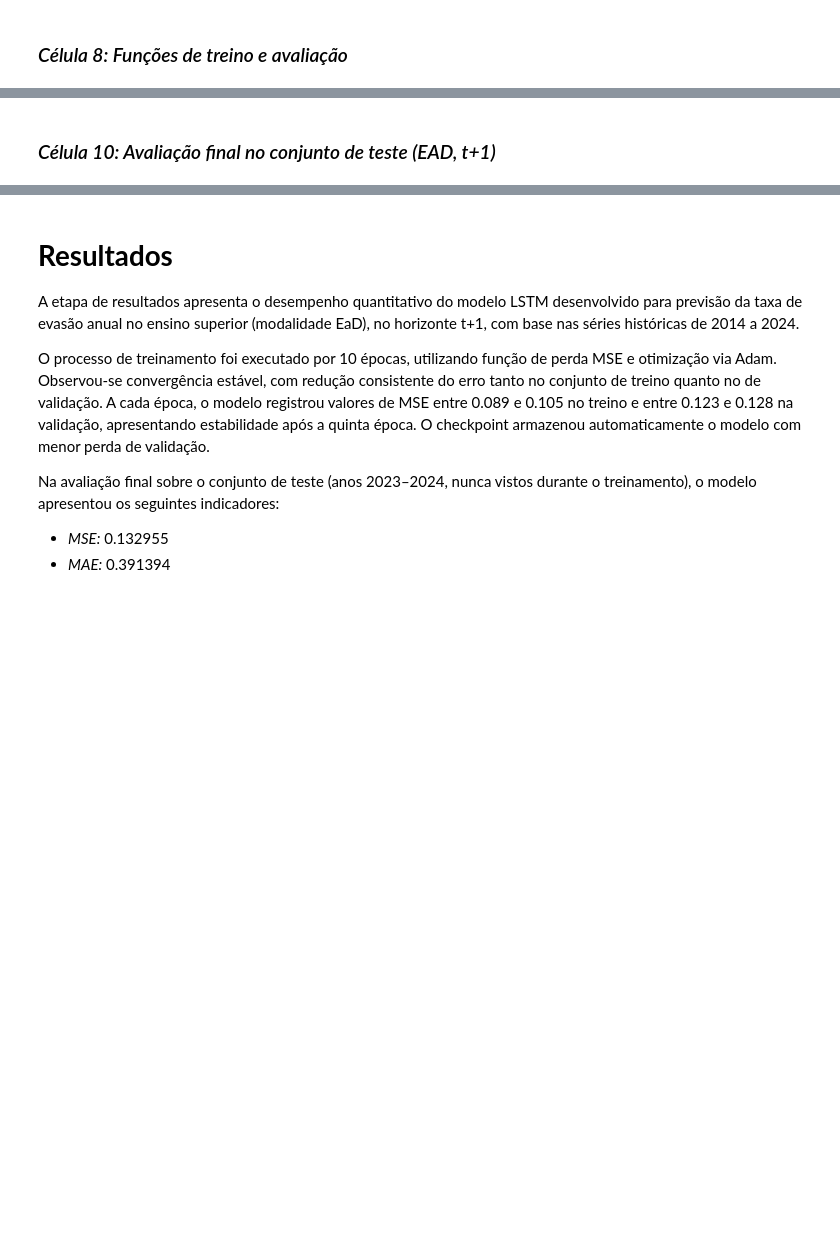
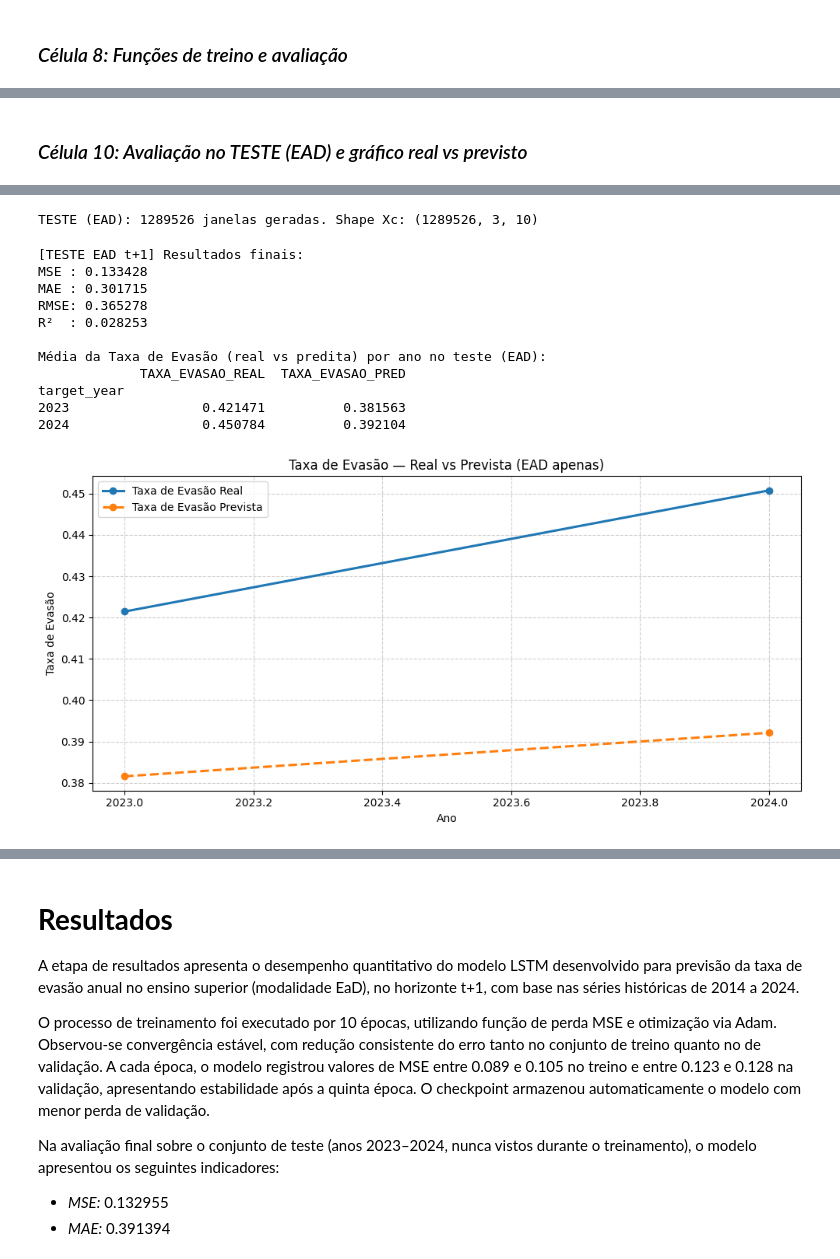
Before and after one commit to grupos4g4/PROJAPLIC4, a Jupyter notebook: cd_projeto_aplicado_IV_entrega_4_FINAL.ipynb, the cells around one changed output, grey strips where cells are left out. Cells and saved outputs as stored; diff of their text form; code cells hidden in the pictures; blank space fills up the shorter version.

```diff
--- a/cd_projeto_aplicado_IV_entrega_4_FINAL.ipynb
+++ b/cd_projeto_aplicado_IV_entrega_4_FINAL.ipynb
@@ -624,22 +590,17 @@ def evaluate(model, dataloader, criterion, device):
 # %%
 NUM_EPOCHS = 10
-LR = 1e-3
-
-criterion = nn.MSELoss()
-optimizer = torch.optim.Adam(model.parameters(), lr=LR)
-
 best_val_loss = float("inf")
-best_model_path = "/content/drive/MyDrive/Projeto Aplicado 4/modelos/melhor_lstm_evasao_ead_t+1.pth"
+best_model_path = "/content/drive/MyDrive/Projeto Aplicado 4/modelos/melhor_lstm_ead_t+1.pth"
 os.makedirs(os.path.dirname(best_model_path), exist_ok=True)
 
 for epoch in range(1, NUM_EPOCHS + 1):
-    print(f"\nÉpoca {epoch:03d}/{NUM_EPOCHS}")
+    print(f"\nÉpoca {epoch:02d}/{NUM_EPOCHS}")
 
     train_loss = train_one_epoch(model, train_loader, optimizer, criterion, device)
-    val_loss, val_mae, val_rmse, val_r2, _, _ = evaluate(model, val_loader, criterion, device)
+    val_loss, val_mae, val_rmse, val_r2, _, _ = evaluate(model, val_loader, criterion, device, desc="Validação")
 
-    print(f"[Treino EAD] MSE: {train_loss:.6f}")
-    print(f"[Val EAD   ] MSE: {val_loss:.6f} | MAE: {val_mae:.6f} | RMSE: {val_rmse:.6f} | R²: {val_r2:.6f}")
+    print(f"[Treino] MSE: {train_loss:.6f}")
+    print(f"[Val   ] MSE: {val_loss:.6f} | MAE: {val_mae:.6f} | RMSE: {val_rmse:.6f} | R²: {val_r2:.6f}")
 
     if val_loss < best_val_loss:
         best_val_loss = val_loss
@@ -691,20 +651,27 @@ for epoch in range(1, NUM_EPOCHS + 1):
 # %% [markdown]
-### *Célula 10: Avaliação final no conjunto de teste (EAD, t+1)* ###
+### *Célula 10: Avaliação no TESTE (EAD) e gráfico real vs previsto* ###
 # %%
+Xc_test, Xcat_test, y_test, meta_test = criar_janelas_t_plus_1(df_test_enc, "TESTE (EAD)")
+
+test_dataset = EvasaoDataset(Xc_test, Xcat_test, y_test)
+test_loader  = DataLoader(test_dataset, batch_size=BATCH_SIZE, shuffle=False, drop_last=False)
+
+# Carregar melhor modelo
 best_model = LSTMEvasao(
     cont_cols=CONT_COLS,
     cat_cols=CAT_COLS,
     cat_vocab_sizes=cat_vocab_sizes,
     hidden_size=128,
-    num_layers=2,
+    num_layers=3,
+    embedding_dim=16,
     dropout=0.3,
-    embedding_dim=16,
 ).to(device)
 
 best_model.load_state_dict(torch.load(best_model_path, map_location=device))
 
+# Avaliar
 test_loss, test_mae, test_rmse, test_r2, y_true_test, y_pred_test = evaluate(
-    best_model, test_loader, criterion, device
+    best_model, test_loader, criterion, device, desc="Teste"
 )
 
 print("\n[TESTE EAD t+1] Resultados finais:")
@@ -712,4 +679,40 @@ print(f"MSE : {test_loss:.6f}")
 print(f"MAE : {test_mae:.6f}")
 print(f"RMSE: {test_rmse:.6f}")
 print(f"R²  : {test_r2:.6f}")
+
+# Agregar por ano e plotar
+df_meta_test = pd.DataFrame(meta_test)
+df_pred_test = pd.DataFrame({
+    "TAXA_EVASAO_REAL":  y_true_test,
+    "TAXA_EVASAO_PRED":  y_pred_test,
+    "target_year":       df_meta_test["target_year"],
+})
+
+resumo_ano_ead = df_pred_test.groupby("target_year")[["TAXA_EVASAO_REAL", "TAXA_EVASAO_PRED"]].mean()
+print("\nMédia da Taxa de Evasão (real vs predita) por ano no teste (EAD):")
+print(resumo_ano_ead)
+
+plt.figure(figsize=(10,5))
+plt.plot(
+    resumo_ano_ead.index,
+    resumo_ano_ead["TAXA_EVASAO_REAL"],
+    marker="o",
+    linewidth=2.2,
+    label="Taxa de Evasão Real"
+)
+plt.plot(
+    resumo_ano_ead.index,
+    resumo_ano_ead["TAXA_EVASAO_PRED"],
+    marker="o",
+    linestyle="--",
+    linewidth=2.2,
+    label="Taxa de Evasão Prevista"
+)
+plt.title("Taxa de Evasão — Real vs Prevista (EAD apenas)")
+plt.xlabel("Ano")
+plt.ylabel("Taxa de Evasão")
+plt.grid(True, linestyle="--", alpha=0.6)
+plt.legend()
+plt.tight_layout()
+plt.show()
 # %% [output]
@@ -721 +720,14 @@ R²  : 0.031699
+TESTE (EAD): 1289526 janelas geradas. Shape Xc: (1289526, 3, 10)
+[TESTE EAD t+1] Resultados finais:
+MSE : 0.133428
+MAE : 0.301715
+RMSE: 0.365278
+R²  : 0.028253
+
+Média da Taxa de Evasão (real vs predita) por ano no teste (EAD):
+             TAXA_EVASAO_REAL  TAXA_EVASAO_PRED
+target_year
+2023                 0.421471          0.381563
+2024                 0.450784          0.392104
+[figure, added]
 # %% [markdown]
```
Also changed, not shown: parts of 23 cells of this notebook.
